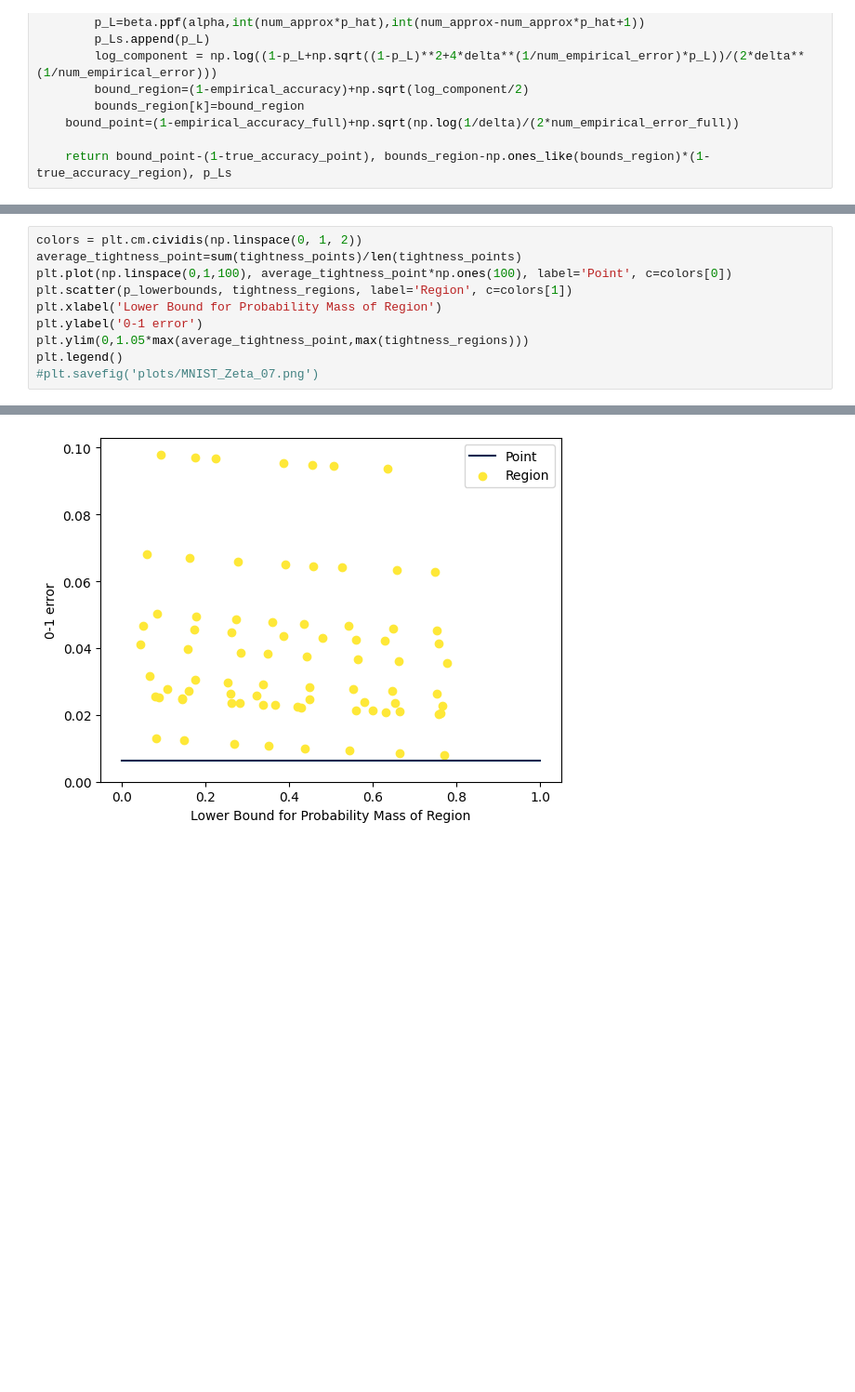
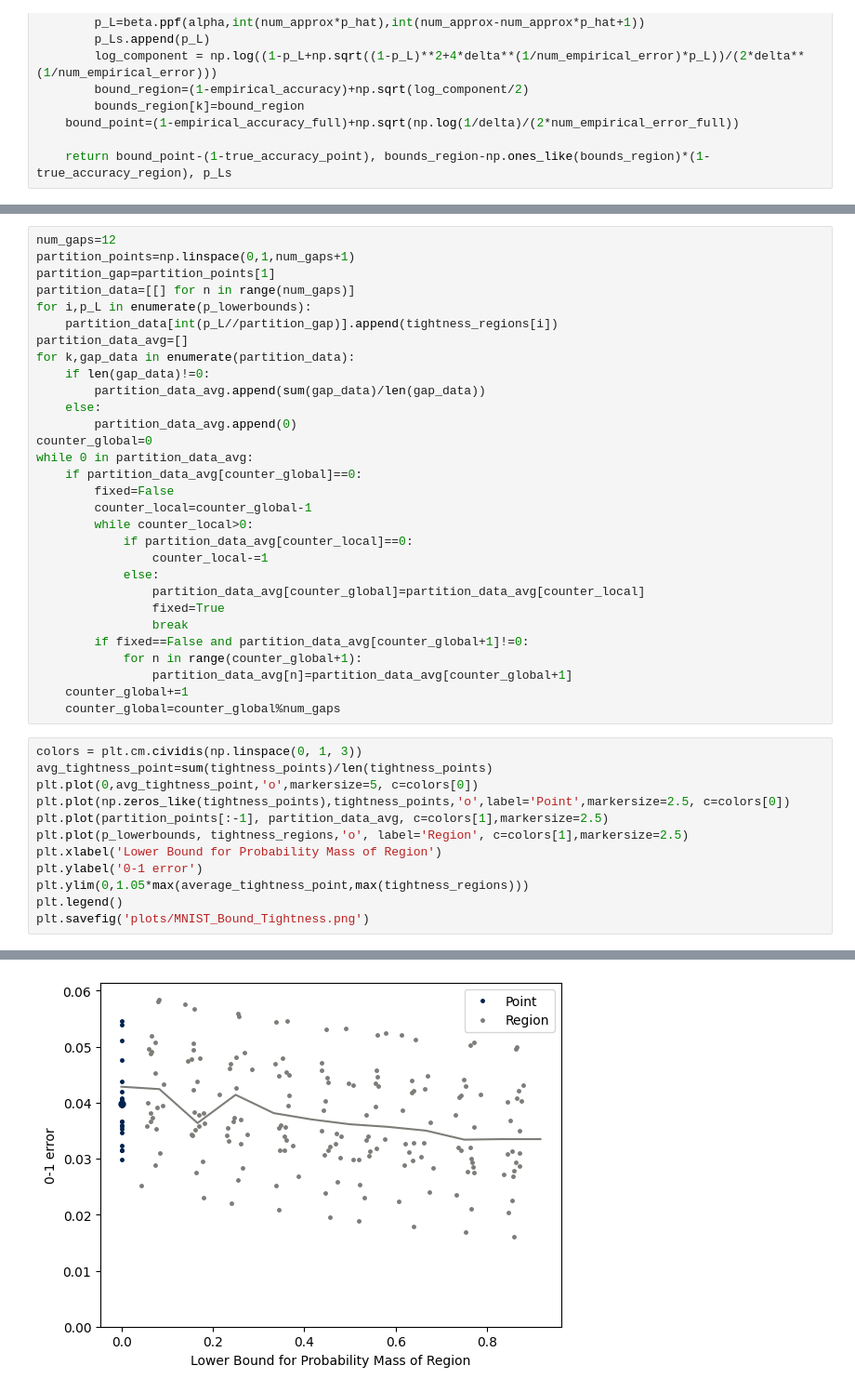
Before and after one commit to ThomasWalker1/Generalization-of-Neural-Networks, a Jupyter notebook: Generalization in Deep Learning/Research Question/experiment_mnist3.ipynb, the cells around one changed output, grey strips where cells are left out. Shown at 93% size. Cells and saved outputs as stored; diff of their text form; blank space fills up the shorter version.

Commit message:
Tightness experiment

```diff
--- a/Generalization in Deep Learning/Research Question/experiment_mnist3.ipynb
+++ b/Generalization in Deep Learning/Research Question/experiment_mnist3.ipynb
@@ -203,11 +213,43 @@ for j in range(NUM_ITERATIONS):
+# %%
+num_gaps=12
+partition_points=np.linspace(0,1,num_gaps+1)
+partition_gap=partition_points[1]
+partition_data=[[] for n in range(num_gaps)]
+for i,p_L in enumerate(p_lowerbounds):
+    partition_data[int(p_L//partition_gap)].append(tightness_regions[i])
+partition_data_avg=[]
+for k,gap_data in enumerate(partition_data):
+    if len(gap_data)!=0:
+        partition_data_avg.append(sum(gap_data)/len(gap_data))
+    else:
+        partition_data_avg.append(0)
+counter_global=0
+while 0 in partition_data_avg:
+    if partition_data_avg[counter_global]==0:
+        fixed=False
+        counter_local=counter_global-1
+        while counter_local>0:
+            if partition_data_avg[counter_local]==0:
+                counter_local-=1
+            else:
+                partition_data_avg[counter_global]=partition_data_avg[counter_local]
+                fixed=True
+                break
+        if fixed==False and partition_data_avg[counter_global+1]!=0:
+            for n in range(counter_global+1):
+                partition_data_avg[n]=partition_data_avg[counter_global+1]
+    counter_global+=1
+    counter_global=counter_global%num_gaps
 # %%
-colors = plt.cm.cividis(np.linspace(0, 1, 2))
-average_tightness_point=sum(tightness_points)/len(tightness_points)
-plt.plot(np.linspace(0,1,100), average_tightness_point*np.ones(100), label='Point', c=colors[0])
-plt.scatter(p_lowerbounds, tightness_regions, label='Region', c=colors[1])
+colors = plt.cm.cividis(np.linspace(0, 1, 3))
+avg_tightness_point=sum(tightness_points)/len(tightness_points)
+plt.plot(0,avg_tightness_point,'o',markersize=5, c=colors[0])
+plt.plot(np.zeros_like(tightness_points),tightness_points,'o',label='Point',markersize=2.5, c=colors[0])
+plt.plot(partition_points[:-1], partition_data_avg, c=colors[1],markersize=2.5)
+plt.plot(p_lowerbounds, tightness_regions,'o', label='Region', c=colors[1],markersize=2.5)
 plt.xlabel('Lower Bound for Probability Mass of Region')
 plt.ylabel('0-1 error')
 plt.ylim(0,1.05*max(average_tightness_point,max(tightness_regions)))
 plt.legend()
-#plt.savefig('plots/MNIST_Zeta_07.png')
+plt.savefig('plots/MNIST_Bound_Tightness.png')
 # %% [output]
@@ -216 +256 @@ plt.legend()
-[figure, old version]
+[figure, new version]
```
Also changed, not shown: parts of 2 cells of this notebook, 2 other files.
